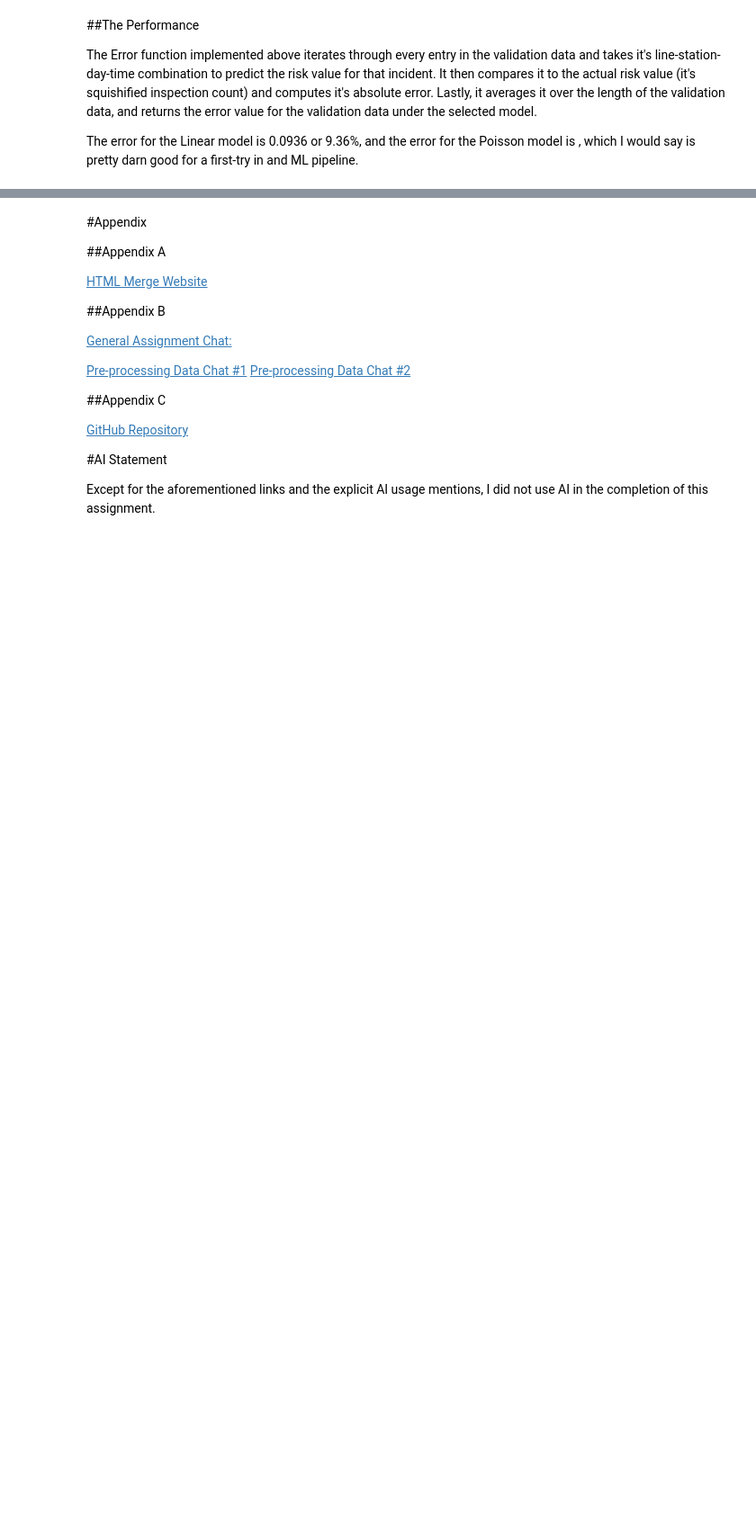
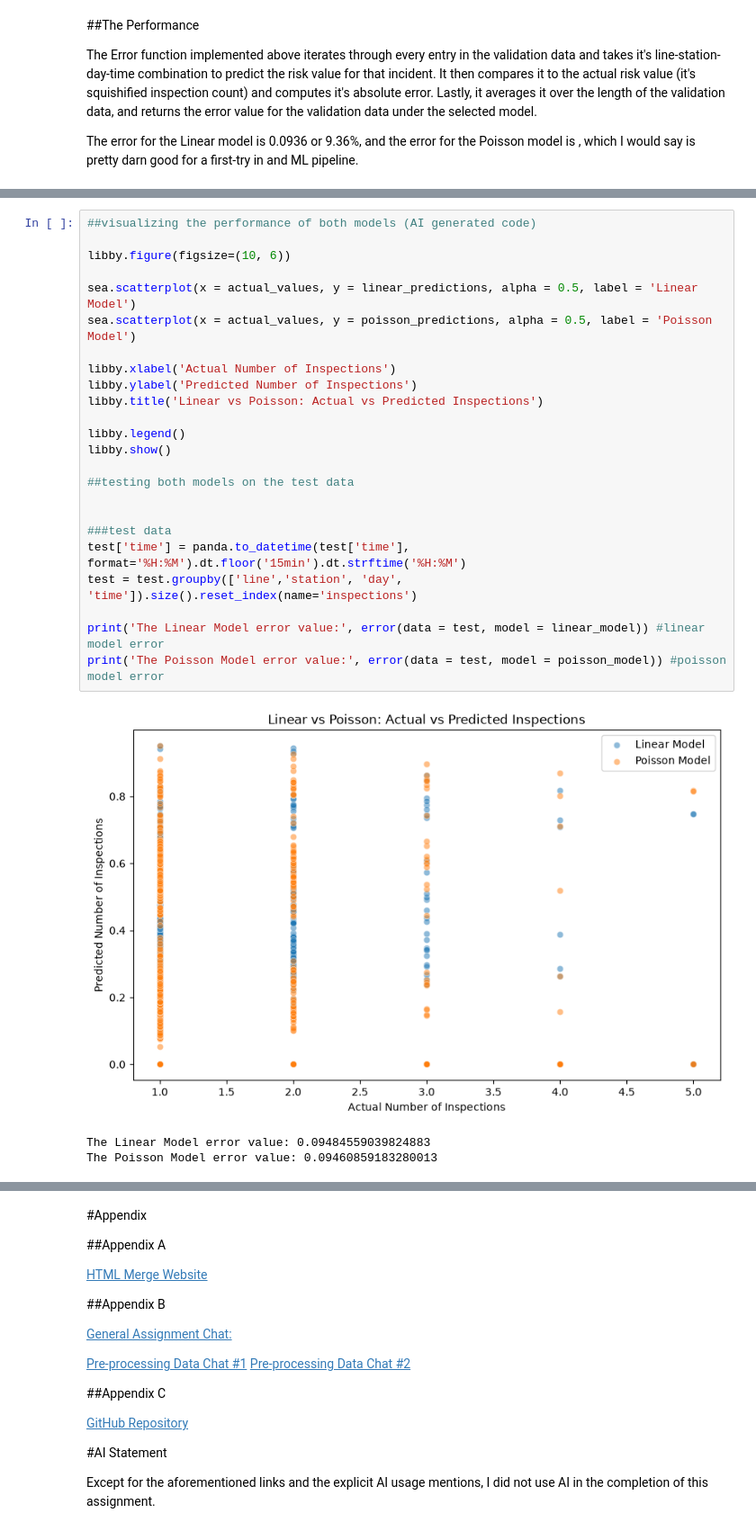
Before and after one commit to Hayooota/Portfolio, a Jupyter notebook: 1/code/main.ipynb, the cells around one changed output, grey strips where cells are left out. Shown at 90% size. Saved outputs shown, nothing was run; the diff lists cells and outputs as text; blank space fills up the shorter version.

```diff
--- a/1/code/main.ipynb
+++ b/1/code/main.ipynb
@@ -303,0 +341,28 @@ The error for the Linear model is 0.0936 or 9.36%, and the error for the Poisson
+# %%
+##visualizing the performance of both models (AI generated code)
+
+libby.figure(figsize=(10, 6))
+
+sea.scatterplot(x = actual_values, y = linear_predictions, alpha = 0.5, label = 'Linear Model')
+sea.scatterplot(x = actual_values, y = poisson_predictions, alpha = 0.5, label = 'Poisson Model')
+
+libby.xlabel('Actual Number of Inspections')
+libby.ylabel('Predicted Number of Inspections')
+libby.title('Linear vs Poisson: Actual vs Predicted Inspections')
+
+libby.legend()
+libby.show()
+
+##testing both models on the test data
+
+
+###test data
+test['time'] = panda.to_datetime(test['time'], format='%H:%M').dt.floor('15min').dt.strftime('%H:%M')
+test = test.groupby(['line','station', 'day', 'time']).size().reset_index(name='inspections')
+
+print('The Linear Model error value:', error(data = test, model = linear_model)) #linear model error
+print('The Poisson Model error value:', error(data = test, model = poisson_model)) #poisson model error
+# %% [output]
+[figure, added]
+The Linear Model error value: 0.09484559039824883
+The Poisson Model error value: 0.09460859183280013
```
Also changed, not shown: parts of 6 cells of this notebook.
